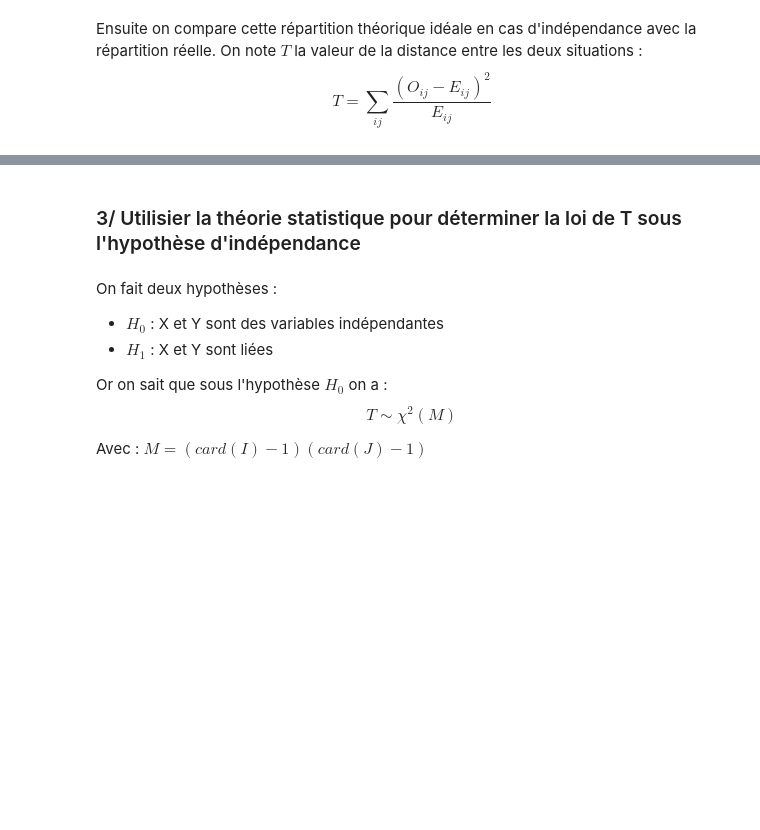
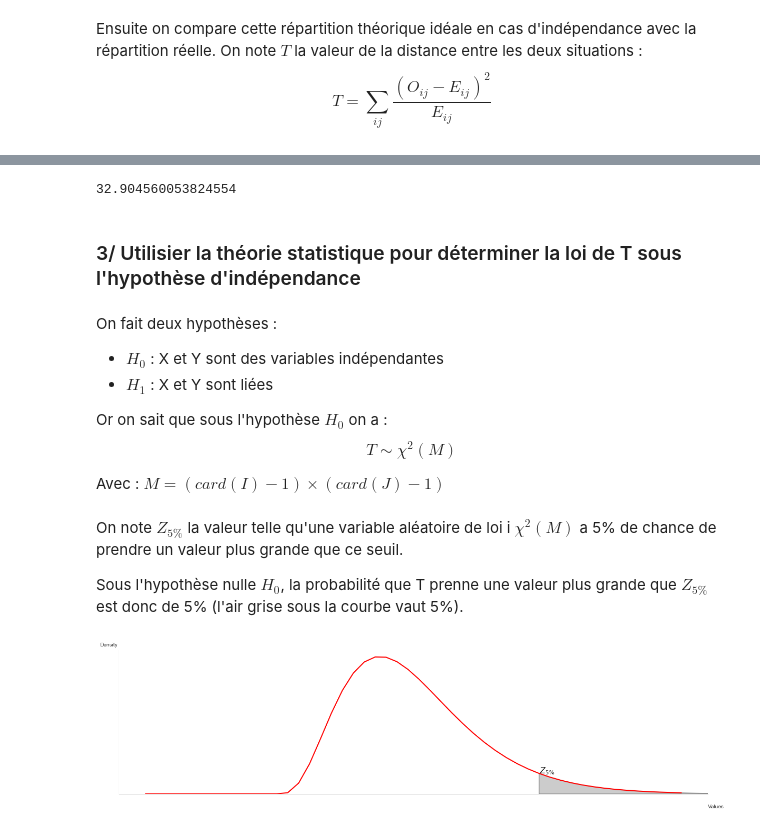
Before and after one commit to JJublanc/statistics_tools, a Jupyter notebook: 2_testing_(not_finished)/testing.ipynb, the cells around one changed output, grey strips where cells are left out. Cells and saved outputs as stored; diff of their text form; code cells hidden in the pictures; blank space fills up the shorter version.

```diff
--- a/2_testing_(not_finished)/testing.ipynb
+++ b/2_testing_(not_finished)/testing.ipynb
@@ -203,3 +137,7 @@ T
+# %%
+T_exp
+# %% [output]
+32.904560053824554
 # %% [markdown]
 ### 3/ Utilisier la théorie statistique pour déterminer la loi de T sous l'hypothèse d'indépendance
 # %% [markdown]
@@ -211,17 +149,24 @@ Or on sait que sous l'hypothèse $H_0$ on a :
 $$T \sim \chi^2 (M)$$
 
 Avec :
-$M = (card(I)-1)(card(J)-1)$
+$M = (card(I)-1)\times(card(J)-1)$
+# %% [markdown]
+On note $Z_{5\%}$ la valeur telle qu'une variable aléatoire de loi i $\chi^2 (M)$ a 5% de chance de prendre un valeur plus grande que ce seuil.
+
+Sous l'hypothèse nulle $H_0$, la probabilité que T prenne une valeur plus grande que $Z_{5\%}$ est donc de 5% (l'air grise sous la courbe vaut 5%).
 # %%
 loi_T = scs.chi2(8)
 confidence = 0.95
 # %%
-plt.rcParams["figure.figsize"] = (5,5)
+plt.rcParams["figure.figsize"] = (20,5)
 plot_proba(S = loi_T.ppf(confidence),
-           label_pos = 2.8,
+           label_pos = 16,
            sym = False,
-           limite_name = "",
-           message = False,
+           limite_name = "test",
+           message_1 = "$Z_{5\%}$",
            stat_name = "",
+           fontsize_message_1=15,
            loi = loi_T)
 plt.show()
+# %% [output]
+[figure, added]
```
Also changed, not shown: parts of 46 cells of this notebook, 5 other files.
